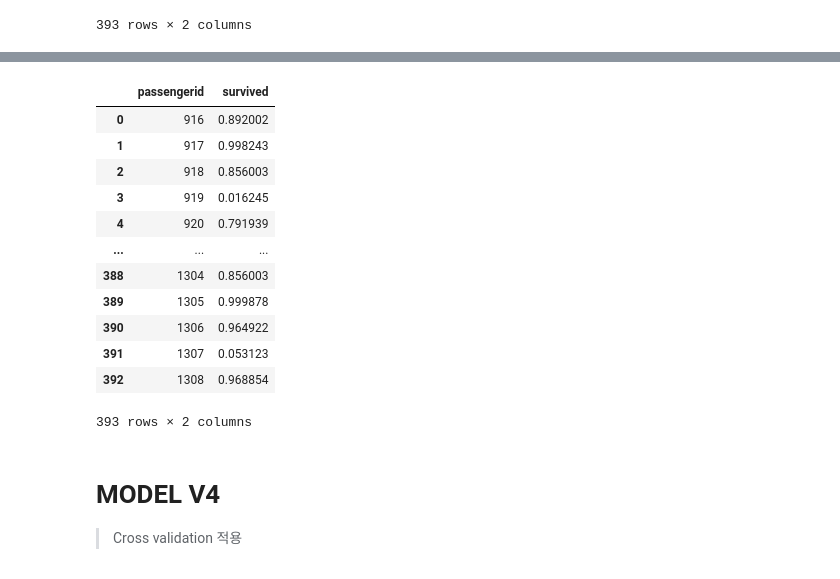
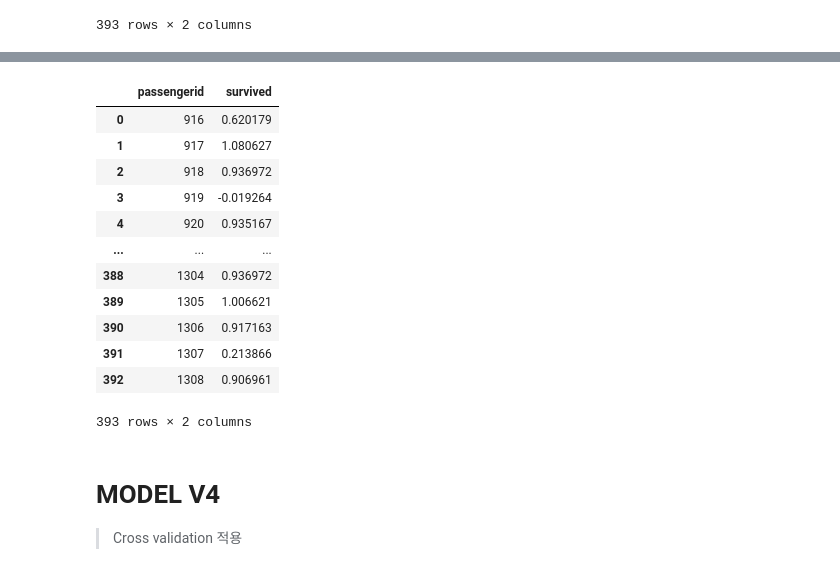
Before and after one commit to moneyless1989/data_engineering, a Jupyter notebook: practices/kaggle/encore_titanic_v1.ipynb, the cells around one changed output, grey strips where cells are left out. Drawn from its saved outputs; the diff is of its cells as text; code cells hidden in the pictures.

```diff
--- a/practices/kaggle/encore_titanic_v1.ipynb
+++ b/practices/kaggle/encore_titanic_v1.ipynb
@@ -1582,3 +1582,7 @@ modelV3_Xr.fit(X_tr, y_tr)
 get_auc(modelV3_Xr, X_tr, y_tr), get_auc(modelV3_Xr, X_te, y_te)
 # %% [output]
 (0.9979897660818713, 0.8555764411027569)
+# %%
+modelV3_Xr = XGBRegressor(random_state=args["random_state"])
+modelV3_Xr.fit(X_tr, y_tr)
+get_auc(modelV3_Xr, X_tr, y_tr), get_auc(modelV3_Xr, X_te, y_te)
@@ -1668,21 +1674,21 @@ submission
 # %%
 submission.to_csv("../data/encore21titanic/submission_0227_X2.csv", index=False, header=True)
 # %%
-submission["survived"] = modelV3_Xr.predict_proba(test)[:,1]
+submission["survived"] = modelV3_Xr.predict(test)
 submission
 # %% [output]
 |  | passengerid | survived |
-| 0 | 916 | 0.892002 |
-| 1 | 917 | 0.998243 |
-| 2 | 918 | 0.856003 |
-| 3 | 919 | 0.016245 |
-| 4 | 920 | 0.791939 |
+| 0 | 916 | 0.620179 |
+| 1 | 917 | 1.080627 |
+| 2 | 918 | 0.936972 |
+| 3 | 919 | -0.019264 |
+| 4 | 920 | 0.935167 |
 | ... | ... | ... |
-| 388 | 1304 | 0.856003 |
-| 389 | 1305 | 0.999878 |
-| 390 | 1306 | 0.964922 |
-| 391 | 1307 | 0.053123 |
-| 392 | 1308 | 0.968854 |
+| 388 | 1304 | 0.936972 |
+| 389 | 1305 | 1.006621 |
+| 390 | 1306 | 0.917163 |
+| 391 | 1307 | 0.213866 |
+| 392 | 1308 | 0.906961 |
 393 rows × 2 columns
 # %%
 submission.to_csv("../data/encore21titanic/submission_0227_Xr.csv", index=False, header=True)
```
Also changed, not shown: parts of 40 cells of this notebook, 4 other files.
